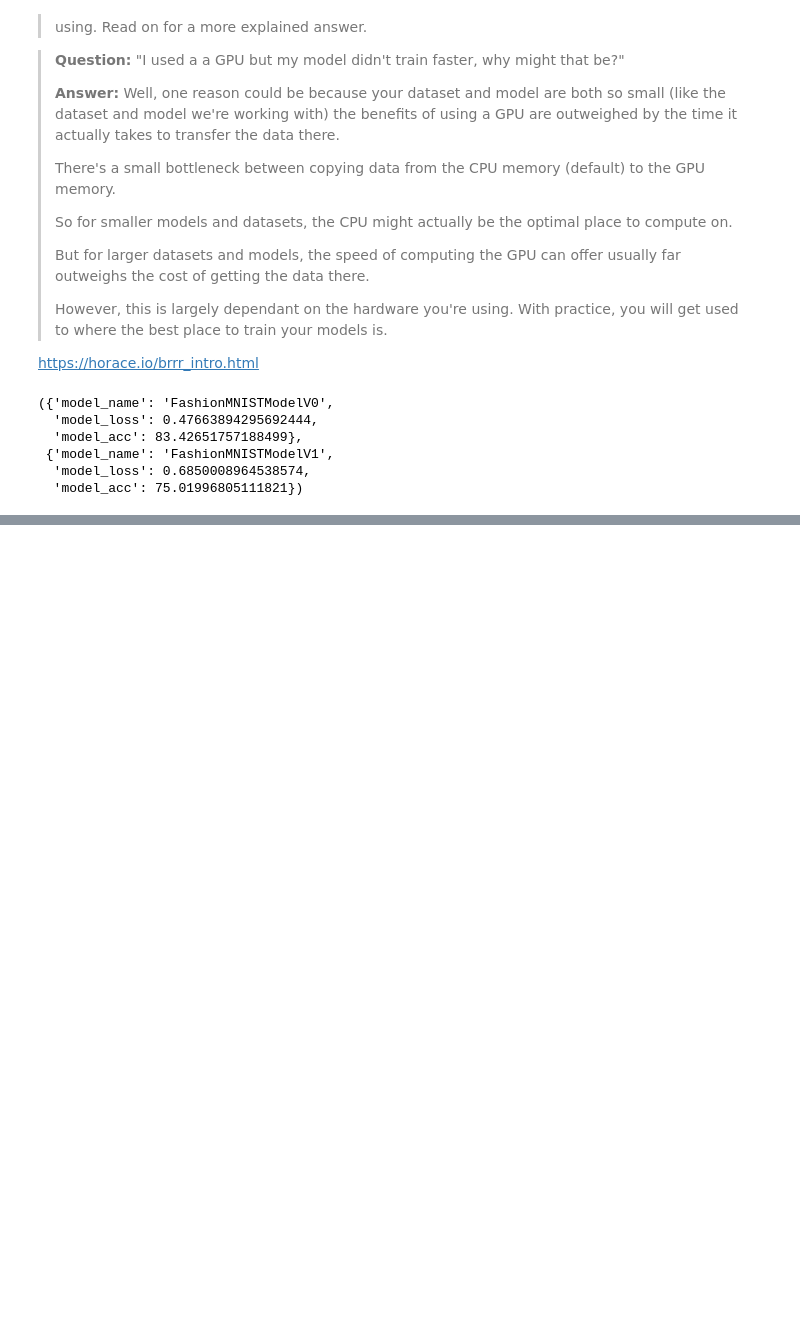
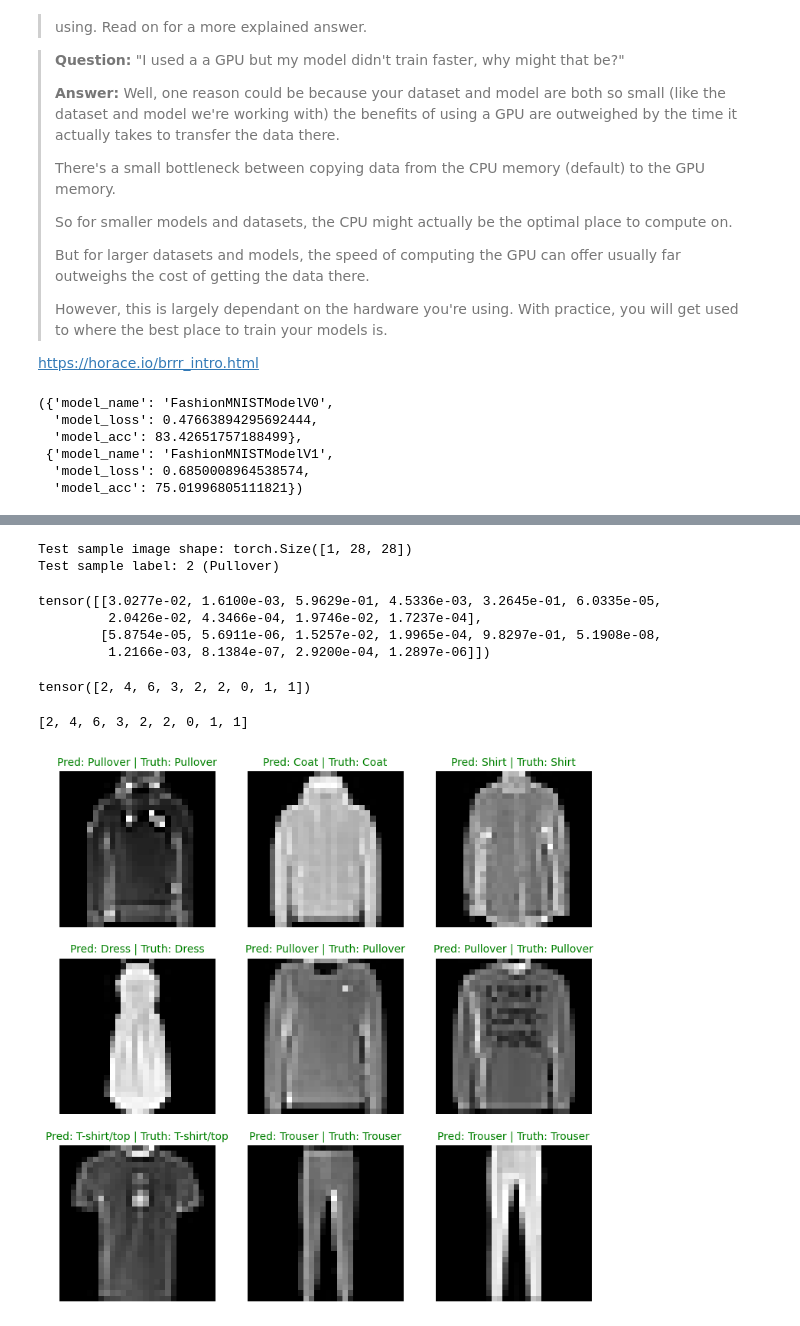
Before and after one commit to LadislavVasina1/pytorch_ztm, a Jupyter notebook: 03_computer_vision/03_computer_vision.ipynb, the cells around one changed output, grey strips where cells are left out. Cells and saved outputs as stored; diff of their text form; code cells hidden in the pictures; blank space fills up the shorter version.

```diff
--- a/03_computer_vision/03_computer_vision.ipynb
+++ b/03_computer_vision/03_computer_vision.ipynb
@@ -781,0 +1110,65 @@ CNN's are known for their capabilities to find patterns in visual data
+# %%
+import random
+#random.seed(42)
+test_samples = []
+test_labels = []
+for sample, label in random.sample(list(test_data), k=9):
+    test_samples.append(sample)
+    test_labels.append(label)
+
+# View the first test sample shape and label
+print(f"Test sample image shape: {test_samples[0].shape}\nTest sample label: {test_labels[0]} ({class_names[test_labels[0]]})")
+# %% [output]
+Test sample image shape: torch.Size([1, 28, 28])
+Test sample label: 2 (Pullover)
+# %%
+# Make predictions on test samples with model 2
+pred_probs = make_predictions(model=model_2,
+                                data=test_samples)
+
+# View first two prediction probabilities list
+pred_probs[:2]
+# %% [output]
+tensor([[3.0277e-02, 1.6100e-03, 5.9629e-01, 4.5336e-03, 3.2645e-01, 6.0335e-05,
+         2.0426e-02, 4.3466e-04, 1.9746e-02, 1.7237e-04],
+        [5.8754e-05, 5.6911e-06, 1.5257e-02, 1.9965e-04, 9.8297e-01, 5.1908e-08,
+         1.2166e-03, 8.1384e-07, 2.9200e-04, 1.2897e-06]])
+# %%
+# Turn the prediction probabilities into prediction labels by taking the argmax()
+pred_classes = pred_probs.argmax(dim=1)
+pred_classes
+# %% [output]
+tensor([2, 4, 6, 3, 2, 2, 0, 1, 1])
+# %%
+test_labels
+# %% [output]
+[2, 4, 6, 3, 2, 2, 0, 1, 1]
+# %%
+# Plot predictions
+plt.figure(figsize=(9, 9))
+nrows = 3
+ncols = 3
+for i, sample in enumerate(test_samples):
+    # Create a subplot
+    plt.subplot(nrows, ncols, i+1)
+
+    # Plot the target image
+    plt.imshow(sample.squeeze(), cmap="gray")
+
+    # Find the prediction label (in text form, e.g. "Sandal")
+    pred_label = class_names[pred_classes[i]]
+
+    # Get the truth label (in text form, e.g. "T-shirt")
+    truth_label = class_names[test_labels[i]]
+
+    # Create the title text of the plot
+    title_text = f"Pred: {pred_label} | Truth: {truth_label}"
+
+    # Check for equality and change title colour accordingly
+    if pred_label == truth_label:
+        plt.title(title_text, fontsize=10, c="g") # green text if correct
+    else:
+        plt.title(title_text, fontsize=10, c="r") # red text if wrong
+    plt.axis(False);
+# %% [output]
+[figure, added]
```
Also changed, not shown: parts of 30 cells of this notebook, 1 other file.
